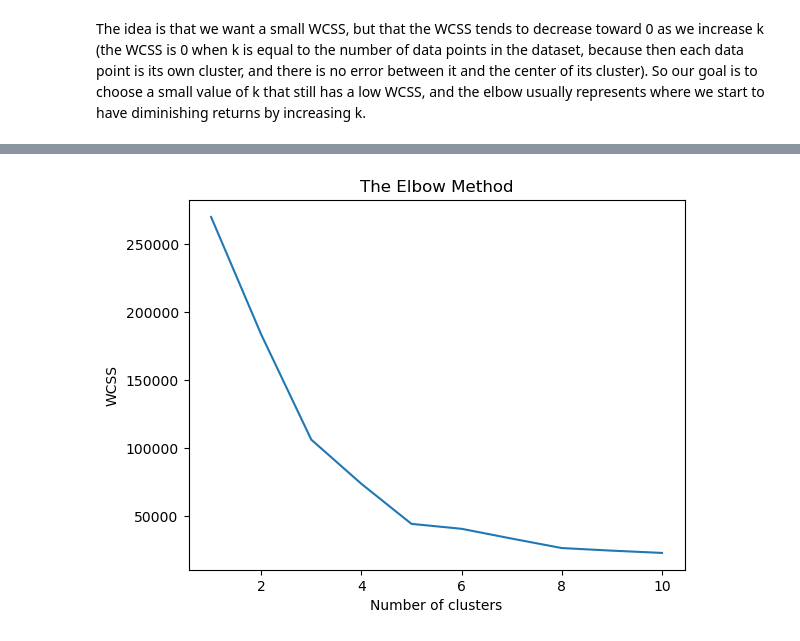
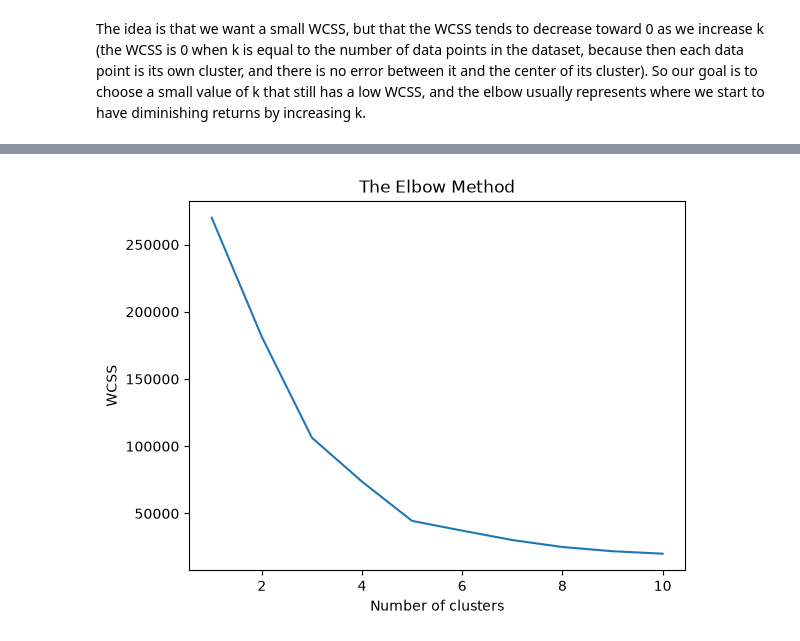
Before and after one commit to SOUJU96/QA-Automation-Portfolio, a Jupyter notebook: Machine-Learning-Python/KMeans-Customer-Segmentation/K_means_clustering.ipynb, the cells around one changed output, grey strips where cells are left out. Saved outputs shown, nothing was run; the diff lists cells and outputs as text; code cells hidden in the pictures.

```diff
--- a/Machine-Learning-Python/KMeans-Customer-Segmentation/K_means_clustering.ipynb
+++ b/Machine-Learning-Python/KMeans-Customer-Segmentation/K_means_clustering.ipynb
@@ -155,18 +165,18 @@ plt.show()
 # %%
 #lets implement the same algorithm using sklearn libraries
 # Using the elbow method to find the optimal number of clusters
 from sklearn.cluster import KMeans
 wcss = []
 for i in range(1, 11):
-    kmeans = KMeans(n_clusters = i, init = 'k-means++', random_state = 42)
+    kmeans = KMeans(n_clusters = i, init = 'k-means++', n_init = 10, random_state = 42)
     kmeans.fit(X)
     wcss.append(kmeans.inertia_)
 plt.plot(range(1, 11), wcss)
 plt.title('The Elbow Method')
 plt.xlabel('Number of clusters')
 plt.ylabel('WCSS')
 plt.show()
 # %% [output]
-[figure, old version]
+[figure, new version]
 # %%
 # Fitting K-Means to the dataset
```
Also changed, not shown: parts of 21 cells of this notebook, 1 other file.
